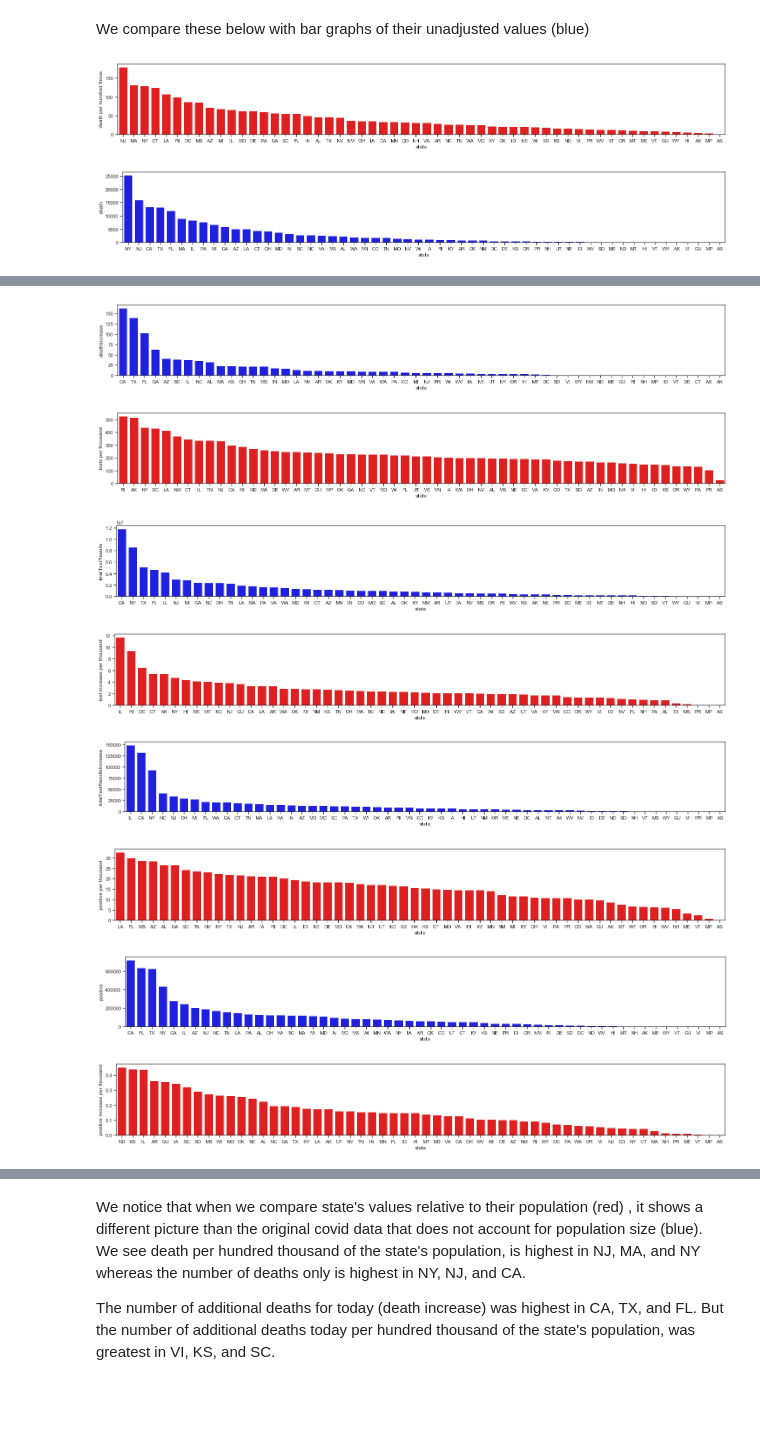
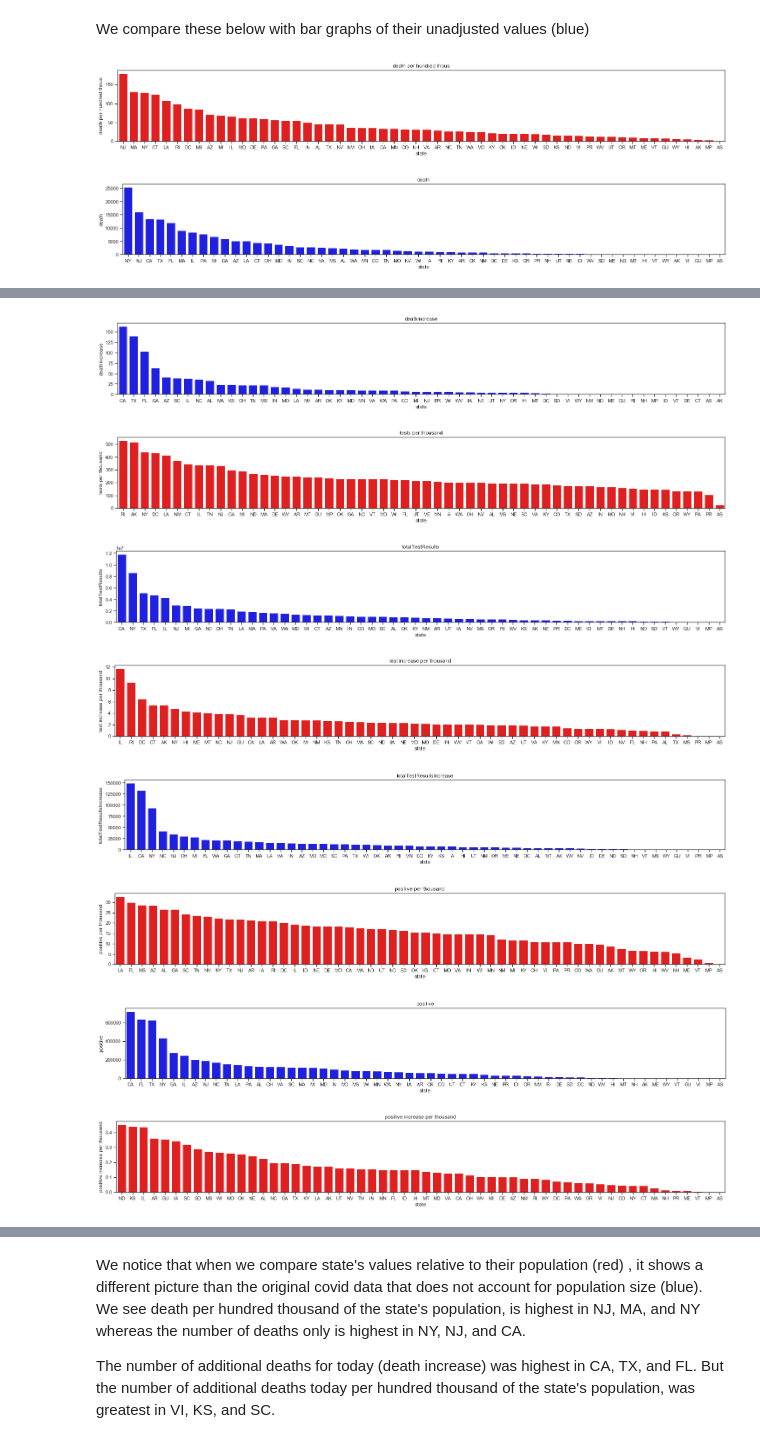
Before and after one commit to cathilo/sharing-github, a Jupyter notebook: Capstone 2 Part 2.ipynb, the cells around one changed output, grey strips where cells are left out. Saved outputs shown, nothing was run; the diff lists cells and outputs as text; code cells hidden in the pictures; blank space fills up the shorter version.

```diff
--- a/Capstone 2 Part 2.ipynb
+++ b/Capstone 2 Part 2.ipynb
@@ -473,22 +473,24 @@ We compare these below with bar graphs of their unadjusted values (blue)
 # %%
 counter=0
 for i in range(len(var)):
     plt.subplots(figsize=(25,3))
     fig.subplots_adjust(hspace=0.4, wspace=0.06)
     sns.barplot(x='state', y=var[i], data=today.sort_values(var[i],ascending=False), color='red')
+    plt.title(var[i])
     plt.show()
     plt.subplots(figsize=(25,3))
     sns.barplot( x='state',y=var_two[i], data=today.sort_values(var_two[i],ascending=False), color='blue')
+    plt.title(var_two[i])
     plt.show()
 # %% [output]
-[figure, old version]
+[figure, new version]
-[figure, old version]
+[figure, new version]
 [figure]
-[figure, old version]
+[figure, new version]
-[figure, old version]
+[figure, new version]
 [figure]
-[figure, old version]
+[figure, new version]
-[figure, old version]
+[figure, new version]
-[figure, old version]
+[figure, new version]
-[figure, old version]
+[figure, new version]
-[figure, old version]
+[figure, new version]
```
Also changed, not shown: parts of 1 cell of this notebook.
